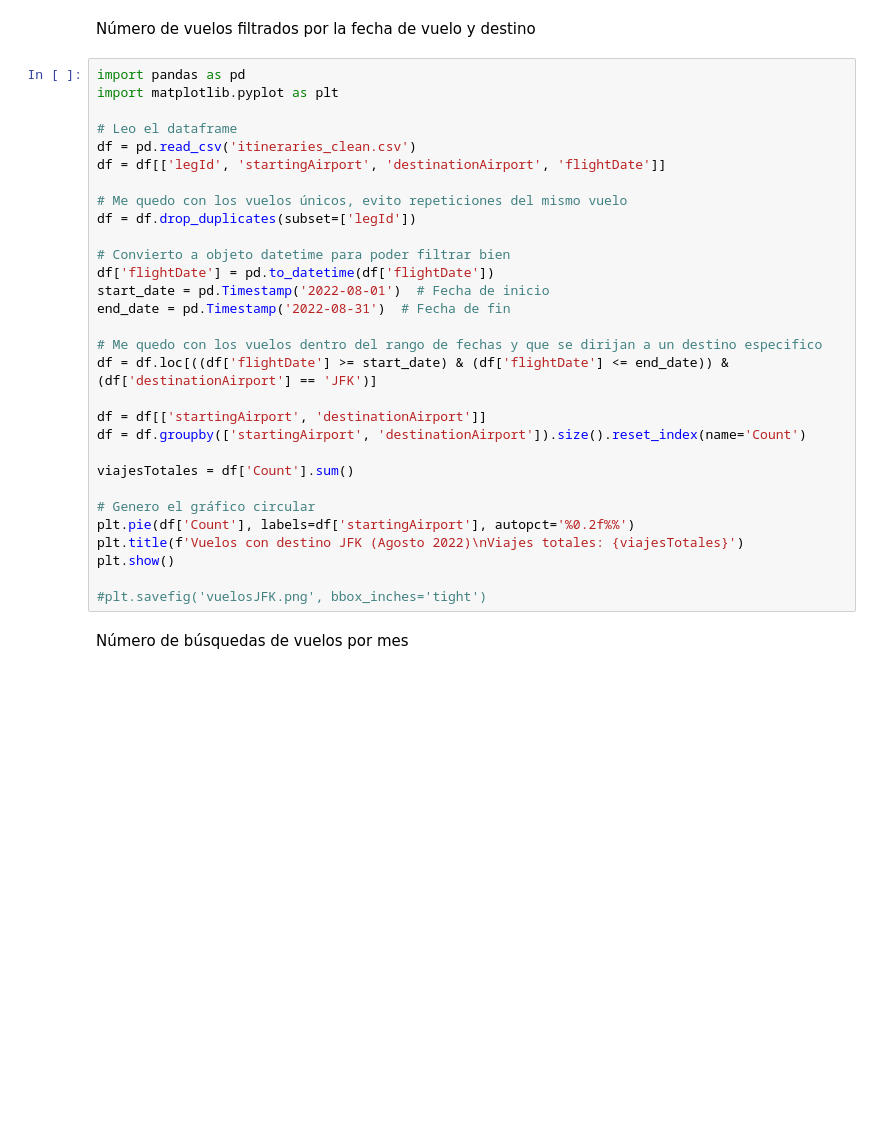
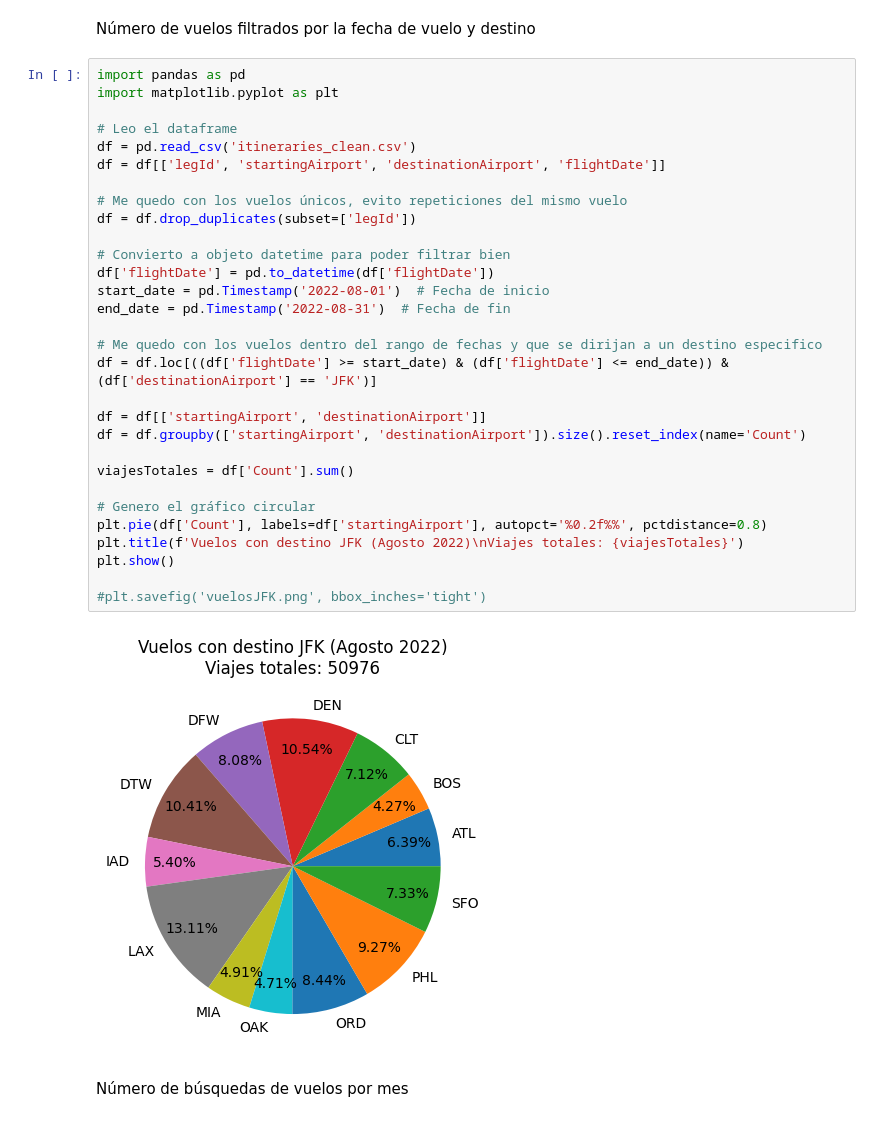
Before and after one commit to PRegi6/Min, a Jupyter notebook: Utils/codigoPablo.ipynb, the cells around one changed output. Cells and saved outputs as stored; diff of their text form; blank space fills up the shorter version.

```diff
--- a/Utils/codigoPablo.ipynb
+++ b/Utils/codigoPablo.ipynb
@@ -5,33 +5,35 @@ Número de vuelos filtrados por la fecha de vuelo y destino
 # %%
 import pandas as pd
 import matplotlib.pyplot as plt
 
 # Leo el dataframe
 df = pd.read_csv('itineraries_clean.csv')
 df = df[['legId', 'startingAirport', 'destinationAirport', 'flightDate']]
 
 # Me quedo con los vuelos únicos, evito repeticiones del mismo vuelo
 df = df.drop_duplicates(subset=['legId'])
 
 # Convierto a objeto datetime para poder filtrar bien
 df['flightDate'] = pd.to_datetime(df['flightDate'])
 start_date = pd.Timestamp('2022-08-01')  # Fecha de inicio
 end_date = pd.Timestamp('2022-08-31')  # Fecha de fin
 
 # Me quedo con los vuelos dentro del rango de fechas y que se dirijan a un destino especifico
 df = df.loc[((df['flightDate'] >= start_date) & (df['flightDate'] <= end_date)) & (df['destinationAirport'] == 'JFK')]
 
 df = df[['startingAirport', 'destinationAirport']]
 df = df.groupby(['startingAirport', 'destinationAirport']).size().reset_index(name='Count')
 
 viajesTotales = df['Count'].sum()
 
 # Genero el gráfico circular
-plt.pie(df['Count'], labels=df['startingAirport'], autopct='%0.2f%%')
+plt.pie(df['Count'], labels=df['startingAirport'], autopct='%0.2f%%', pctdistance=0.8)
 plt.title(f'Vuelos con destino JFK (Agosto 2022)\nViajes totales: {viajesTotales}')
 plt.show()
 
 #plt.savefig('vuelosJFK.png', bbox_inches='tight')
+# %% [output]
+[figure, added]
 # %% [markdown]
 Número de búsquedas de vuelos por mes
 # %%
```
Also changed, not shown: parts of 1 cell of this notebook.
